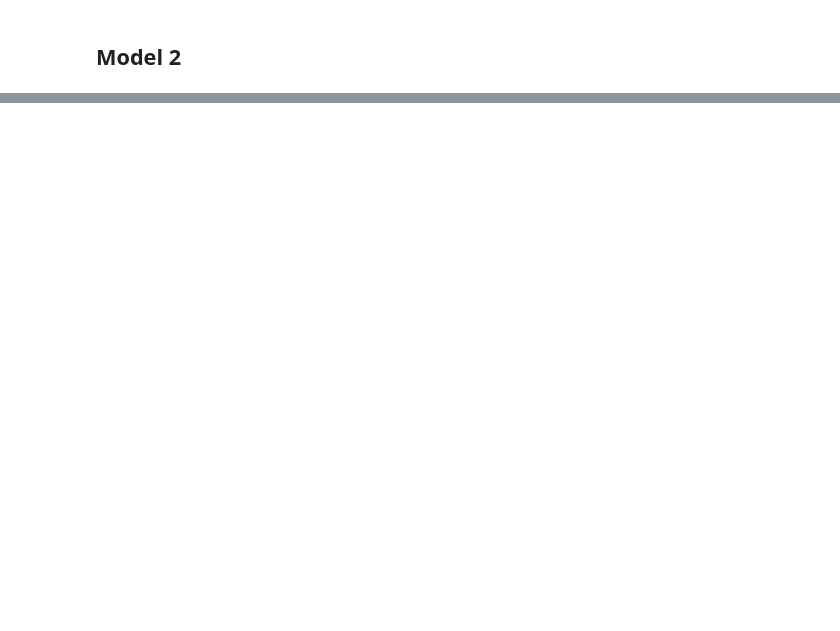
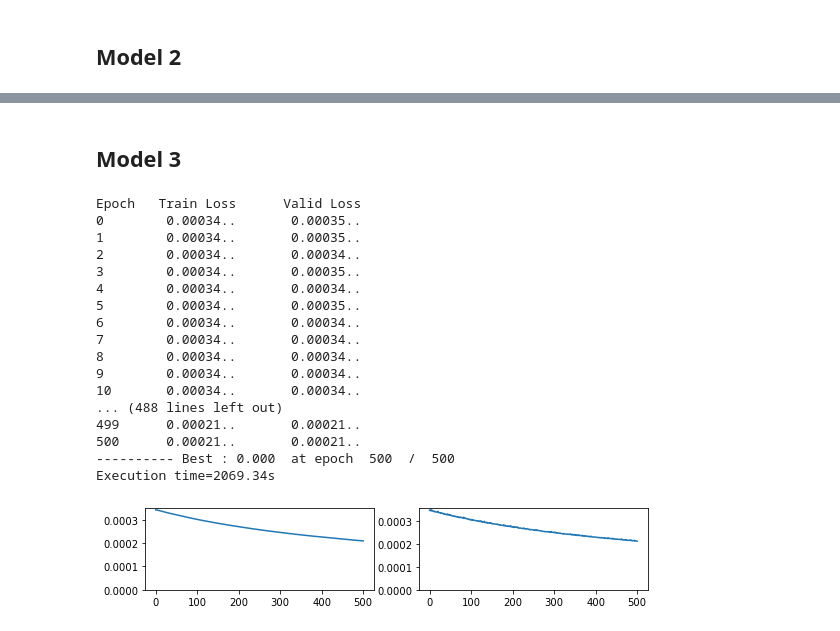
Before and after one commit to calladogt/Deep-learning-to-the-modeling-of-chaotic-dynamics-systems, a Jupyter notebook: Simulators/ks-simulator/KS-modelConv2D.ipynb, the cells around one changed output, grey strips where cells are left out. Drawn from its saved outputs; the diff is of its cells as text; code cells hidden in the pictures; blank space fills up the shorter version.

Commit message:
model3 of conv2D and model1 of conv3

```diff
--- a/Simulators/ks-simulator/KS-modelConv2D.ipynb
+++ b/Simulators/ks-simulator/KS-modelConv2D.ipynb
@@ -662,0 +603,2 @@ The model solution:
+# %% [markdown]
+## Model 3
@@ -662,0 +693,23 @@ The model solution:
+# %%
+epochs_counter=500
+batch_size=64
+train_losses, valid_losses = train(model,X_train_th,X_valid_th,Y_train_th,Y_valid_th,epochs=epochs_counter,batch_size=batch_size)
+# %% [output]
+Epoch   Train Loss      Valid Loss
+0        0.00034..       0.00035..
+1        0.00034..       0.00035..
+2        0.00034..       0.00034..
+3        0.00034..       0.00035..
+4        0.00034..       0.00034..
+5        0.00034..       0.00035..
+6        0.00034..       0.00034..
+7        0.00034..       0.00034..
+8        0.00034..       0.00034..
+9        0.00034..       0.00034..
+10       0.00034..       0.00034..
+... (488 lines left out)
+499      0.00021..       0.00021..
+500      0.00021..       0.00021..
+---------- Best : 0.000  at epoch  500  /  500
+Execution time=2069.34s
+[figure, added]
```
Also changed, not shown: parts of 17 cells of this notebook, 2 other files.
